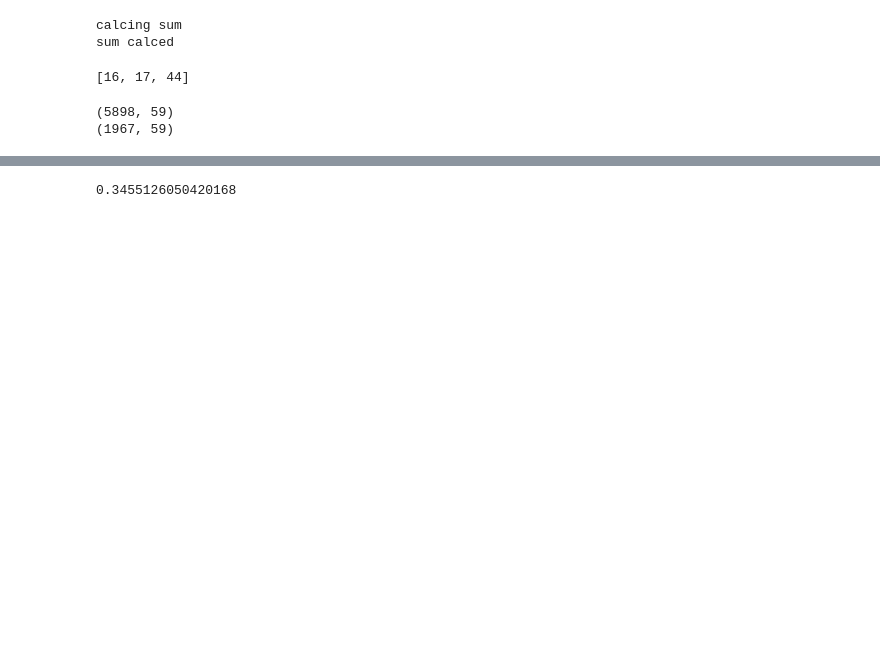
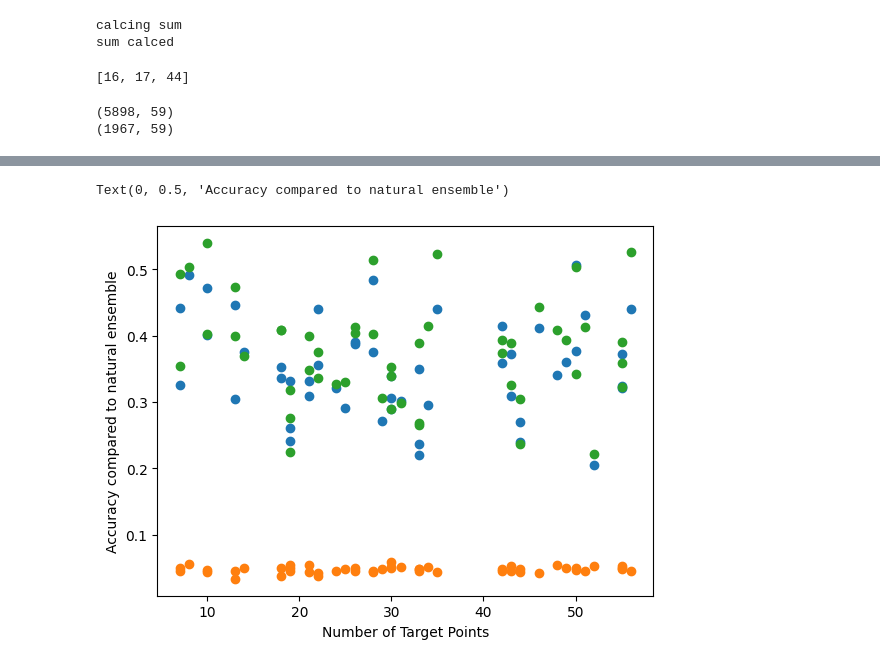
Before and after one commit to sachdved/NPR_for_Proteins, a Jupyter notebook: tensorflow_npr_base.ipynb, the cells around one changed output, grey strips where cells are left out. Saved outputs shown, nothing was run; the diff lists cells and outputs as text; code cells hidden in the pictures; blank space fills up the shorter version.

```diff
--- a/tensorflow_npr_base.ipynb
+++ b/tensorflow_npr_base.ipynb
@@ -457,3 +473,49 @@ for i in tqdm(range(dg_npr_test.n_steps_per_epoch)):
 # %%
+import random
+dummy = 0
+consensus_guess = 0
+
+correct = 0
+total = 0
+
+num_target_points = []
+accuracies = []
+null_accuracies = []
+consensus_guesser = []
+
+for i in tqdm(range(dg_npr_val.n_steps_per_epoch)):
+    correct = 0
+    total = 0
+    dummy=0
+    consensus_guess = 0
+    test = dg_npr_val[i]
+    target_y = test[1]
+    decoded_probabilities = npr_model(test)
+    for j in range(dg_npr_test.batch_size):
+        for k in range(target_y.shape[1]):
+            argmax_guess = np.where(np.nanmax(decoded_probabilities[j][k])==decoded_probabilities[j][k])[0][0]
+            real = np.where(np.nanmax(target_y[j][k])==target_y[j][k])[0][0]
+            if argmax_guess == real:
+                correct+=1
+            if real == random.randint(0,20):
+                dummy+=1
+            total+=1
+
+            if real == guess_per_pos[int(test[0][1][j][k])]:
+                consensus_guess += 1
+
+    accuracies.append(correct/total)
+    null_accuracies.append(dummy/total)
+    consensus_guesser.append(consensus_guess/total)
+    num_target_points.append(target_y.shape[1])
-# %% [output]
-0.3455126050420168
+# %%
+import matplotlib.pyplot as plt
+plt.scatter(num_target_points, accuracies)
+plt.scatter(num_target_points, null_accuracies)
+plt.scatter(num_target_points, consensus_guesser)
+
+plt.xlabel('Number of Target Points')
+plt.ylabel('Accuracy compared to natural ensemble')
+# %% [output]
+Text(0, 0.5, 'Accuracy compared to natural ensemble')
+[figure, added]
```
Also changed, not shown: parts of 9 cells of this notebook, 8 other files.
